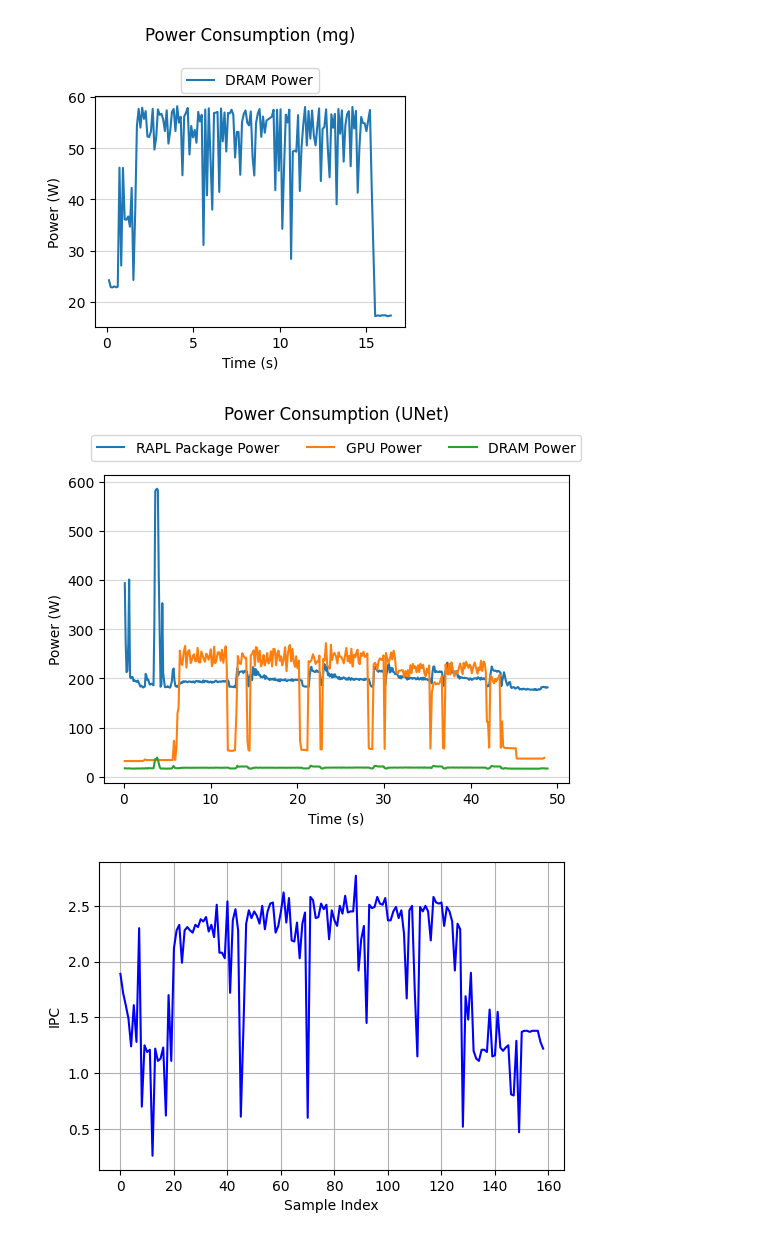
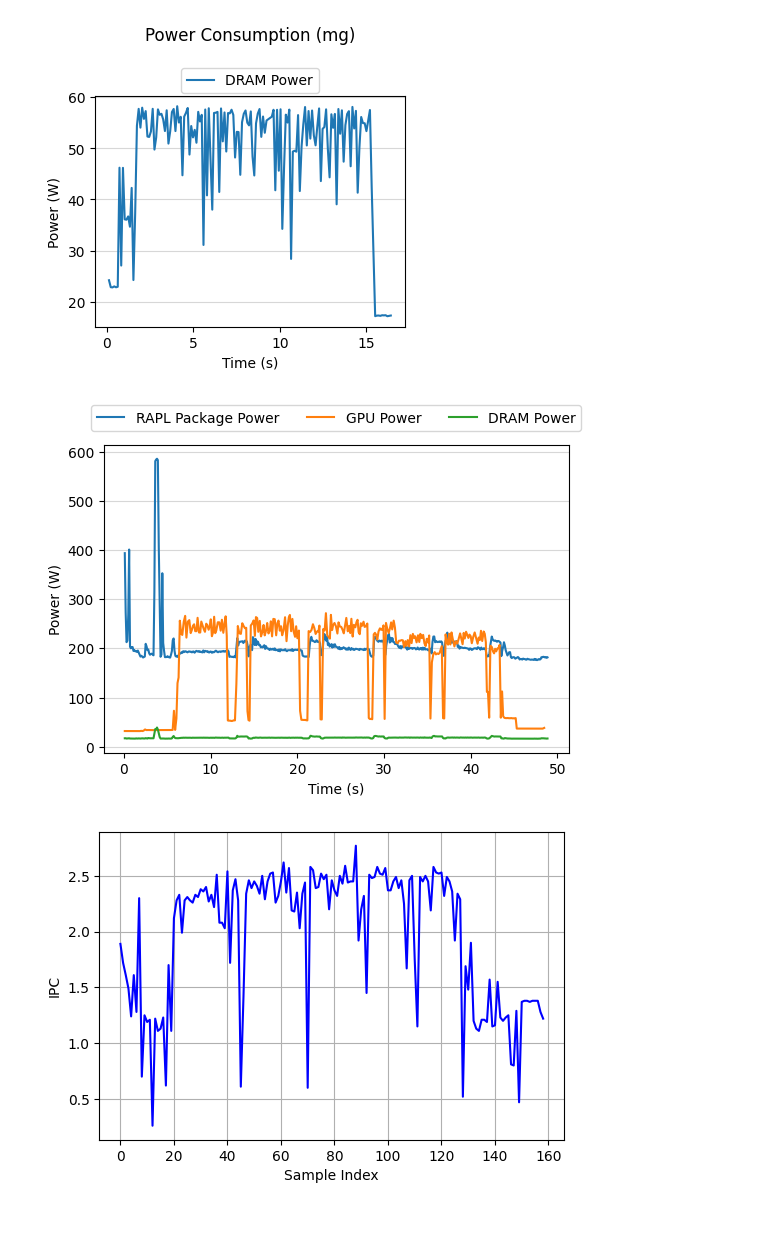
Before and after one commit to zzheng33/power, a Jupyter notebook: GPGPU/data/motivation.ipynb, the cells around one changed output. Drawn from its saved outputs; the diff is of its cells as text; code cells hidden in the pictures.

```diff
--- a/GPGPU/data/motivation.ipynb
+++ b/GPGPU/data/motivation.ipynb
@@ -42,7 +42,7 @@ def plot_power_CPU_GPU(cpu_filename, gpu_filename, benchmark, x=4,y=3, y_val=450
 
     plt.show()
 
-def plot_power_CPU_GPU_DRAM(cpu_filename, gpu_filename, benchmark, x=4,y=3):
+def plot_power_CPU_GPU_DRAM(cpu_filename, gpu_filename, benchmark, x=4,y=3,filename=""):
     # Load the CSV files into DataFrames
     cpu_data = pd.read_csv(cpu_filename)
     gpu_data = pd.read_csv(gpu_filename)
@@ -58,11 +58,11 @@ def plot_power_CPU_GPU_DRAM(cpu_filename, gpu_filename, benchmark, x=4,y=3):
     plt.plot(cpu_data['Time (s)'], cpu_data['DRAM Power (W)'], label='DRAM Power')
     plt.xlabel('Time (s)')
     plt.ylabel('Power (W)')
-    plt.title(f'Power Consumption ({benchmark})', pad=40)
+    # plt.title(f'Power Consumption ({benchmark})', pad=40)
     # Position the legend outside the plot
     plt.legend(loc='upper center', bbox_to_anchor=(0.5, 1.15), ncol=3)
     plt.grid(True, axis="y", alpha=0.5)
-
+    plt.savefig(f'./fig/{filename}.jpg', bbox_inches='tight')
     plt.show()
 
 def plot_power_CPU_DRAM(cpu_filename, benchmark,x=4,y=3):
@@ -83,7 +83,7 @@ def plot_power_CPU_DRAM(cpu_filename, benchmark,x=4,y=3):
     plt.title(f'Power Consumption ({benchmark})', pad=40)
     # Position the legend outside the plot
     plt.legend(loc='upper center', bbox_to_anchor=(0.5, 1.15), ncol=3)
-    plt.grid(True, axis="y", alpha=0.5)
+    plt.grid(True, axis="y")
 
     plt.show()
 
@@ -338,7 +338,7 @@ def plot_performance_energy_all_cpu_only(file_paths, apps):
     plt.tight_layout()
     plt.show()
 
-def plot_uncore_frequency(csv_file_path):
+def plot_uncore_frequency(csv_file_path,filename):
     # Load the CSV file into a DataFrame
     df_uncore = pd.read_csv(csv_file_path)
 
@@ -347,11 +347,12 @@ def plot_uncore_frequency(csv_file_path):
     plt.plot(df_uncore.index, df_uncore['Core 0 Uncore Frequency (GHz)'], color="red")
     plt.xlabel('Sample Index')
     plt.ylabel('Uncore Frequency (GHz)')
-    plt.grid(True)
+    plt.grid(True, axis="y")
+    plt.savefig(f'./fig/{filename}.jpg', bbox_inches='tight')
     plt.show()
 
 
-def plot_ipc(csv_file_path):
+def plot_ipc(csv_file_path,filename=""):
     # Load the CSV file into a DataFrame
     df_uncore = pd.read_csv(csv_file_path)
 
@@ -361,10 +362,11 @@ def plot_ipc(csv_file_path):
     plt.xlabel('Sample Index')
     plt.ylabel('IPC')
     plt.grid(True)
+    plt.savefig(f'./fig/{filename}.jpg', bbox_inches='tight')
     plt.show()
 
 
-def plot_cpu_frequencies(file_path, num_samples=400):
+def plot_cpu_frequencies(file_path, num_samples=400,filename=""):
     # Load the CSV file into a DataFrame
     df = pd.read_csv(file_path)
 
@@ -376,7 +378,7 @@ def plot_cpu_frequencies(file_path, num_samples=400):
     df = df.iloc[:num_samples]
 
     # Plot each column with an even index
-    plt.figure(figsize=(20, 8))
+    plt.figure(figsize=(10, 8))
 
     for i, column in enumerate(df.columns):
         if i % 2 == 0:  # Only plot even-indexed cores
@@ -385,7 +387,7 @@ def plot_cpu_frequencies(file_path, num_samples=400):
     # Customize labels and ticks
     plt.xlabel('Sample Index', fontsize=24)
     plt.ylabel('Core Frequency (GHz)', fontsize=24)
-    plt.title('CPU Core Frequencies Over Time (UNet)', fontsize=30)
+    # plt.title('CPU Core Frequencies Over Time (UNet)', fontsize=30)
 
     # Increase the tick size
     plt.xticks(fontsize=24)
@@ -393,12 +395,12 @@ def plot_cpu_frequencies(file_path, num_samples=400):
 
     # Legend and grid settings
     plt.legend(loc='best', ncol=2, fontsize=16)
-    plt.grid(True)
-
+    plt.grid(True,axis="y")
+    plt.savefig(f'./fig/{filename}.jpg', bbox_inches='tight')
     # Display the plot
     plt.show()
 
-def plot_clock(gpu_filename, benchmark, x=4,y=3):
+def plot_clock(gpu_filename, benchmark, x=4,y=3,filename=""):
     # Load the CSV files into DataFrames
     gpu_data = pd.read_csv(gpu_filename)
 
@@ -410,10 +412,11 @@ def plot_clock(gpu_filename, benchmark, x=4,y=3):
     plt.plot(gpu_data['Time (s)'], gpu_data['GPU 0 Mem Clock (MHz)'], label='Mem clock speed')
     plt.xlabel('Time (s)')
     plt.ylabel('Clock Speed (MHz)')
-    plt.title(f'Power Consumption ({benchmark})', pad=40)
+    # plt.title(f'GPU ({benchmark})', pad=40)
     # Position the legend outside the plot
     plt.legend(loc='upper center', bbox_to_anchor=(0.5, 1.15), ncol=3)
-    plt.grid(True, axis="y", alpha=0.5)
+    plt.grid(True, axis="y")
+    plt.savefig(f'./fig/{filename}.jpg', bbox_inches='tight')
 # %% [markdown]
 # Power and Performance Counters
 # %%
@@ -434,9 +437,9 @@ plot_power_CPU_DRAM(mg_cpu, "mg")
 # %% [output]
 [figure]
 # %%
-plot_power_CPU_GPU_DRAM(UNet_cpu, UNet_gpu, "UNet",6,4)
+plot_power_CPU_GPU_DRAM(UNet_cpu, UNet_gpu, "UNet",6,4,filename="UNet_power")
 # %% [output]
-[figure, old version]
+[figure, new version]
 # %%
 plot_ipc('./motivation/UNet/cpu_ipc.csv')
 # %% [output]
```
Also changed, not shown: parts of 3 cells of this notebook.
